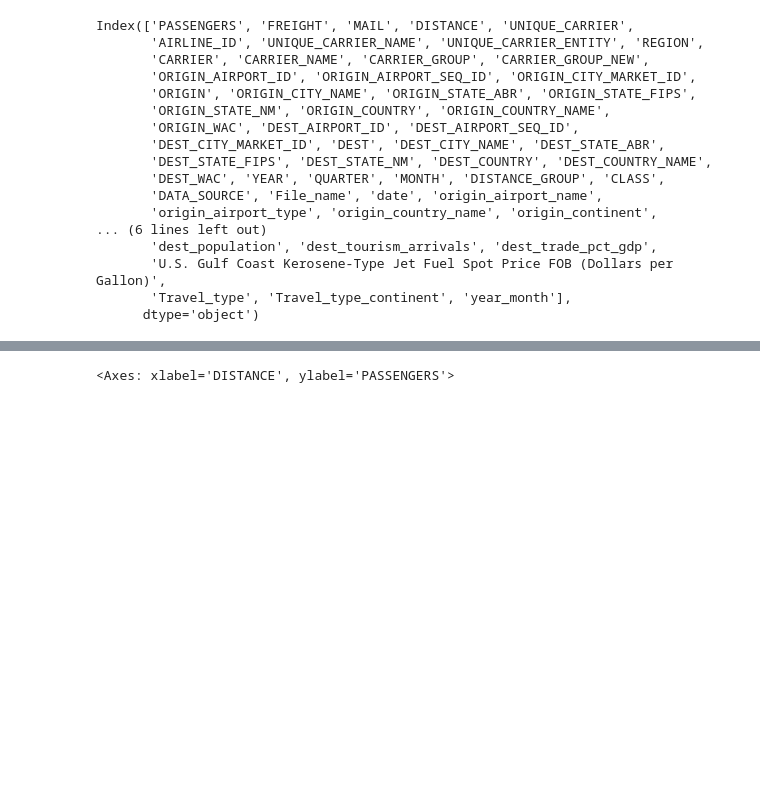
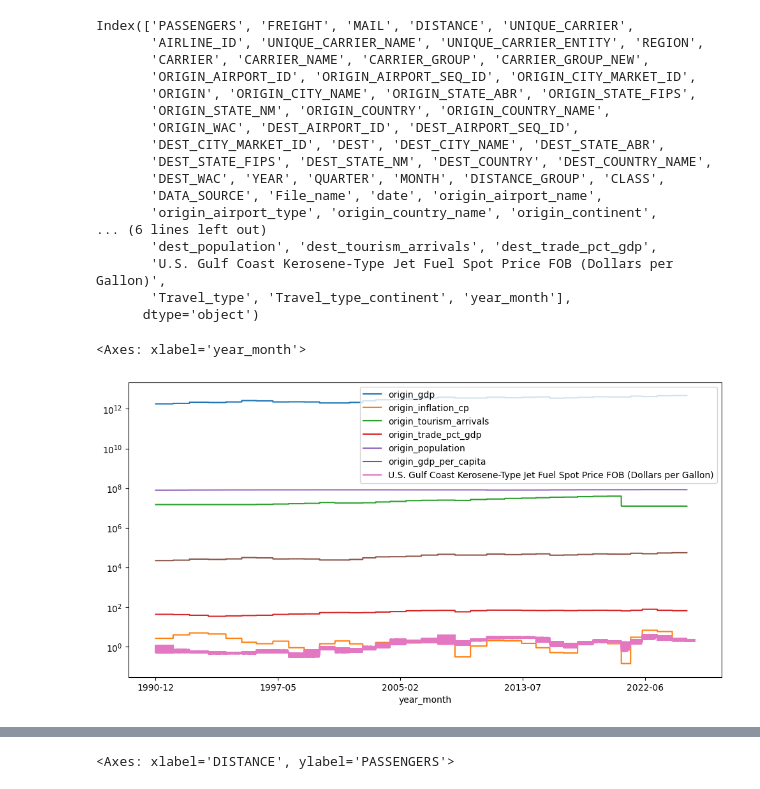
Before and after one commit to NicholasAKovacs/Skynet, a Jupyter notebook: notebooks/basic_ml.ipynb, the cells around one changed output, grey strips where cells are left out. Saved outputs shown, nothing was run; the diff lists cells and outputs as text; code cells hidden in the pictures; blank space fills up the shorter version.

```diff
--- a/notebooks/basic_ml.ipynb
+++ b/notebooks/basic_ml.ipynb
@@ -43,3 +43,16 @@ Index(['PASSENGERS', 'FREIGHT', 'MAIL', 'DISTANCE', 'UNIQUE_CARRIER',
        'U.S. Gulf Coast Kerosene-Type Jet Fuel Spot Price FOB (Dollars per Gallon)',
        'Travel_type', 'Travel_type_continent', 'year_month'],
       dtype='object')
+# %%
+df.loc[df.origin_country_name == 'Germany'].plot(x='year_month', y=[
+    'origin_gdp',            # Wealthier countries should visit more
+    'origin_inflation_cp',
+    'origin_tourism_arrivals',
+    'origin_trade_pct_gdp',
+    'origin_population',     # Bigger countries should visit more
+    'origin_gdp_per_capita', # Wealth per person might influence travel propensity
+    'U.S. Gulf Coast Kerosene-Type Jet Fuel Spot Price FOB (Dollars per Gallon)' # Cost of travel
+], kind='line', logy=True, figsize=(12, 6))
+# %% [output]
+<Axes: xlabel='year_month'>
+[figure, added]
```
Also changed, not shown: parts of 7 cells of this notebook.
